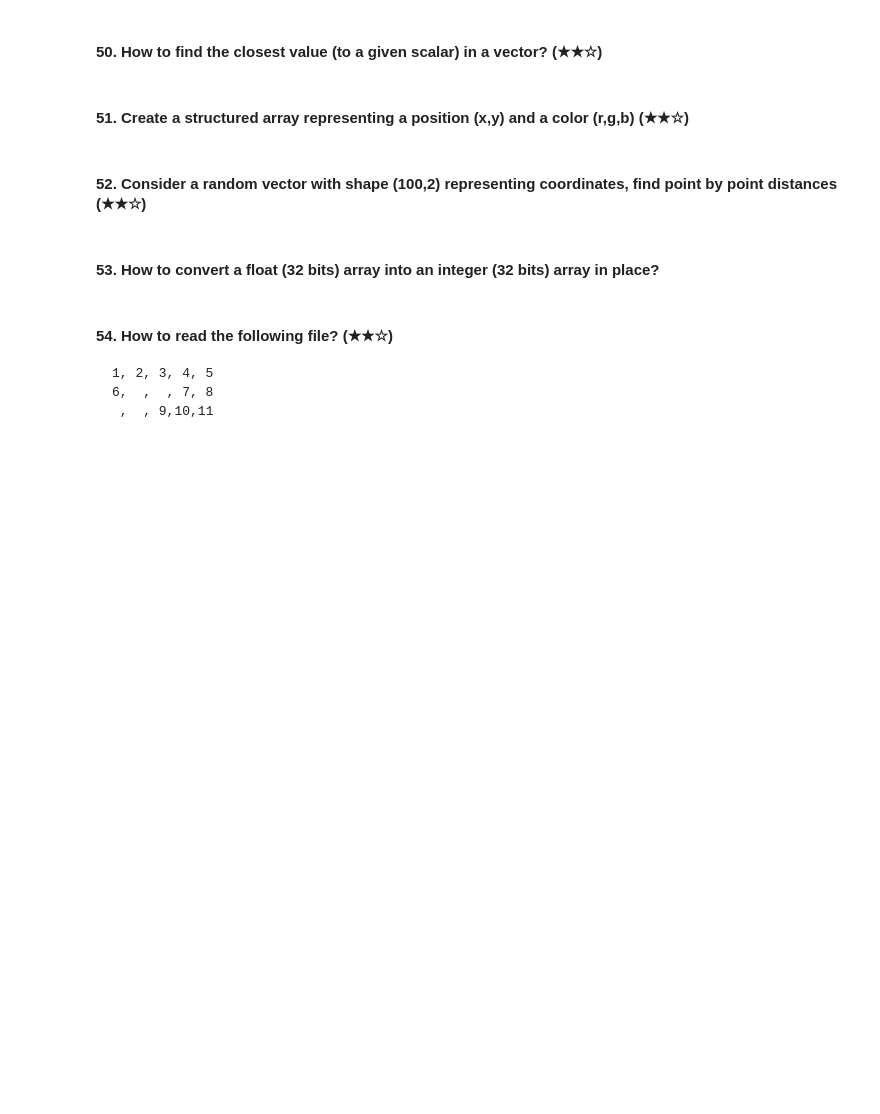
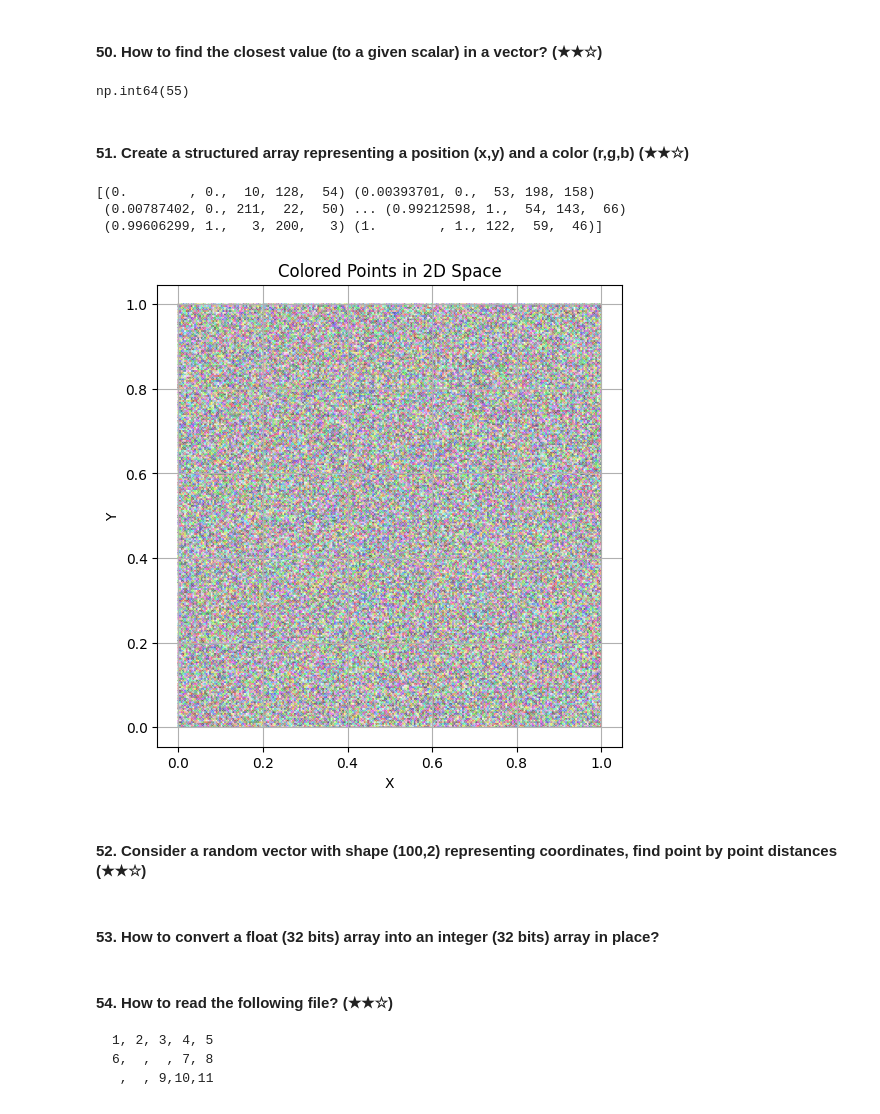
Before and after one commit to Capopata/Learn-Data-Science-, a Jupyter notebook: 100_Numpy_exercises.ipynb, the cells around one changed output. Cells and saved outputs as stored; diff of their text form; code cells hidden in the pictures; blank space fills up the shorter version.

```diff
--- a/100_Numpy_exercises.ipynb
+++ b/100_Numpy_exercises.ipynb
@@ -666,3 +682,8 @@ array([-0.09090909, -0.125     ,  0.04545455,  0.04761905, -0.07142857])
 # %%
-hint(48)
+float_types = [np.float16, np.float32, np.float64]
+for dtype in float_types:
+    info = np.finfo(dtype)
+    info_max = info.max
+    info_min = info.min
+    print(f"{dtype.__name__}: min = {info_min}, max = {info_max}")
 # %% [output]
@@ -672,7 +718,76 @@ hint: np.iinfo, np.finfo, eps
 # %% [markdown]
 #### 50. How to find the closest value (to a given scalar) in a vector? (★★☆)
+# %%
+#hint(50)
+np.random.seed(3)
+arrft = np.arange(100)
+np.set_printoptions(threshold=1000)
+
+a = np.random.uniform(0,100)
+index = (np.abs(arrft - a)).argmin()
+arrft[index]
+
+#answer(50)
+# %% [output]
+np.int64(55)
 # %% [markdown]
 #### 51. Create a structured array representing a position (x,y) and a color (r,g,b) (★★☆)
+# %%
+#hint(51)
+"""
+Analysis:
+- r, g, b (0 --> 255): dtype: np.uint8
+- x, y (assuming that -5 --> 5) :dtype: np.float16
+creat an array (20x20) that each element has a position (x, y) and a color (r, g, b)
+"""
+np.random.seed(0)
+# creat coords
+x = np.linspace(0, 1, 255)
+y = np.linspace(0, 1, 255)
+xx, yy = np.meshgrid(x, y)
+coords = np.column_stack((xx.ravel(), yy.ravel()))
+position = np.zeros(coords.shape[0], dtype=[('x', float), ('y', float)])
+position['x'] = coords[:, 0]
+position['y'] = coords[:, 1]
+#creat color points
+r = np.linspace(0, 255, 255, dtype= int8)
+g = np.linspace(0, 255, 255, dtype= int8)
+b = np.linspace(0, 255, 255, dtype= int8)
+rr, gg, bb = np.meshgrid(r, g, b)
+color_points = np.column_stack((rr.ravel(), gg.ravel(), bb.ravel()))
+color = np.zeros(color_points.shape[0], dtype = [('r', uint8), ('g', uint8), ('b', uint8)])
+color['r'] = color_points[:, 0]
+color['g'] = color_points[:, 1]
+color['b'] = color_points[:, 2]
+
+#random select color
+selected_colors = color[np.random.choice(color.shape[0], size=position.shape[0], replace=True)]
+
+final_dtype = [('x', float), ('y', float), ('r', uint8), ('g', uint8), ('b', uint8)]
+final = np.zeros(position.shape[0], dtype=final_dtype)
+
+final['x'] = position['x']
+final['y'] = position['y']
+final['r'] = selected_colors['r']
+final['g'] = selected_colors['g']
+final['b'] = selected_colors['b']
+
+print(final)
+# show by matplotlib
+colors = np.stack([final['r']/255.0, final['g']/255.0, final['b']/255.0], axis = 1)
+plt.figure(figsize=(6, 6))
+plt.scatter(final['x'], final['y'], color=colors, s=0.1)
+plt.title("Colored Points in 2D Space")
+plt.xlabel("X")
+plt.ylabel("Y")
+plt.axis('equal')
+plt.grid(True)
+plt.show()
+# %% [output]
+[(0.        , 0.,  10, 128,  54) (0.00393701, 0.,  53, 198, 158)
+ (0.00787402, 0., 211,  22,  50) ... (0.99212598, 1.,  54, 143,  66)
+ (0.99606299, 1.,   3, 200,   3) (1.        , 1., 122,  59,  46)]
+[figure, added]
 # %% [markdown]
 #### 52. Consider a random vector with shape (100,2) representing coordinates, find point by point distances (★★☆)
 # %% [markdown]
```
Also changed, not shown: parts of 6 cells of this notebook.
